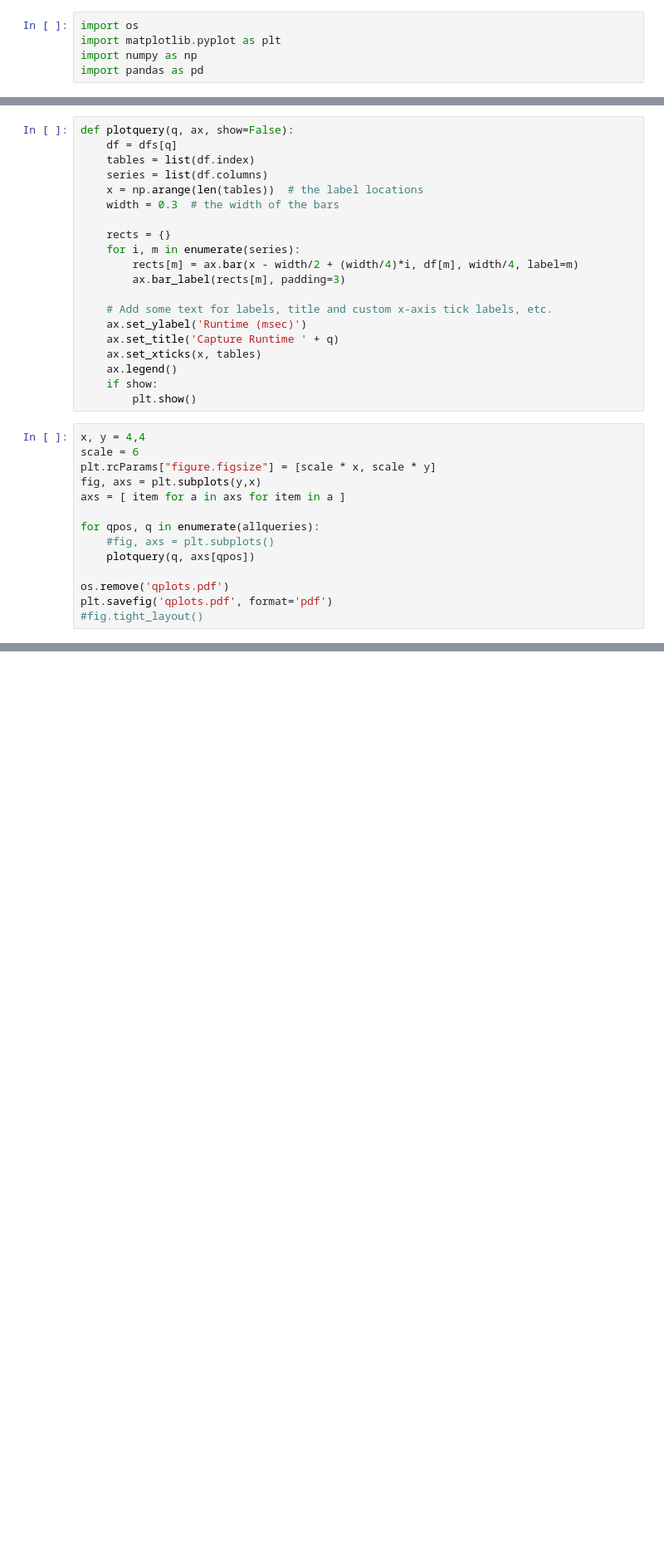
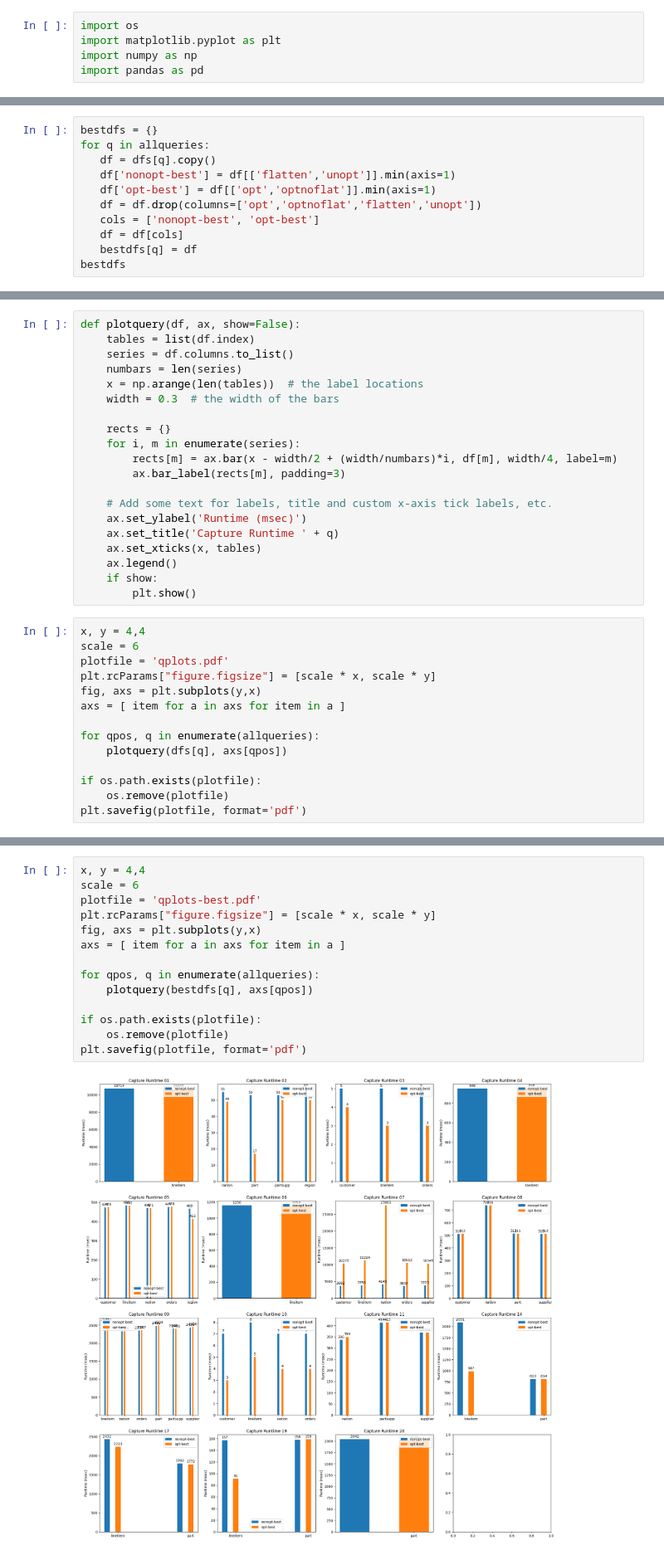
Before and after one commit to lordpretzel/prov_semanticopt_experiment, a Jupyter notebook: plotting.ipynb, the cells around one changed output, grey strips where cells are left out. Shown at 83% size. Drawn from its saved outputs; the diff is of its cells as text; blank space fills up the shorter version.

Commit message:
plots

```diff
--- a/plotting.ipynb
+++ b/plotting.ipynb
@@ -120,3 +120,14 @@ dfs
  part        206.0  158.0  429.0      159.0,
  '20':       flatten   unopt     opt  optnoflat
  part   2042.0  2242.0  2019.0     2236.0}
+# %%
+bestdfs = {}
+for q in allqueries:
+   df = dfs[q].copy()
+   df['nonopt-best'] = df[['flatten','unopt']].min(axis=1)
+   df['opt-best'] = df[['opt','optnoflat']].min(axis=1)
+   df = df.drop(columns=['opt','optnoflat','flatten','unopt'])
+   cols = ['nonopt-best', 'opt-best']
+   df = df[cols]
+   bestdfs[q] = df
+bestdfs
@@ -123,14 +173,14 @@ dfs
 # %%
-def plotquery(q, ax, show=False):
-    df = dfs[q]
+def plotquery(df, ax, show=False):
     tables = list(df.index)
-    series = list(df.columns)
+    series = df.columns.to_list()
+    numbars = len(series)
     x = np.arange(len(tables))  # the label locations
     width = 0.3  # the width of the bars
 
     rects = {}
     for i, m in enumerate(series):
-        rects[m] = ax.bar(x - width/2 + (width/4)*i, df[m], width/4, label=m)
+        rects[m] = ax.bar(x - width/2 + (width/numbars)*i, df[m], width/4, label=m)
         ax.bar_label(rects[m], padding=3)
 
     # Add some text for labels, title and custom x-axis tick labels, etc.
@@ -143,16 +193,32 @@ def plotquery(q, ax, show=False):
 # %%
 x, y = 4,4
 scale = 6
+plotfile = 'qplots.pdf'
 plt.rcParams["figure.figsize"] = [scale * x, scale * y]
 fig, axs = plt.subplots(y,x)
 axs = [ item for a in axs for item in a ]
 
 for qpos, q in enumerate(allqueries):
-    #fig, axs = plt.subplots()
-    plotquery(q, axs[qpos])
+    plotquery(dfs[q], axs[qpos])
 
-os.remove('qplots.pdf')
-plt.savefig('qplots.pdf', format='pdf')
-#fig.tight_layout()
+if os.path.exists(plotfile):
+    os.remove(plotfile)
+plt.savefig(plotfile, format='pdf')
 # %% [output]
 [figure]
+# %%
+x, y = 4,4
+scale = 6
+plotfile = 'qplots-best.pdf'
+plt.rcParams["figure.figsize"] = [scale * x, scale * y]
+fig, axs = plt.subplots(y,x)
+axs = [ item for a in axs for item in a ]
+
+for qpos, q in enumerate(allqueries):
+    plotquery(bestdfs[q], axs[qpos])
+
+if os.path.exists(plotfile):
+    os.remove(plotfile)
+plt.savefig(plotfile, format='pdf')
+# %% [output]
+[figure, added]
```
Also changed, not shown: parts of 3 cells of this notebook, 2 other files.
